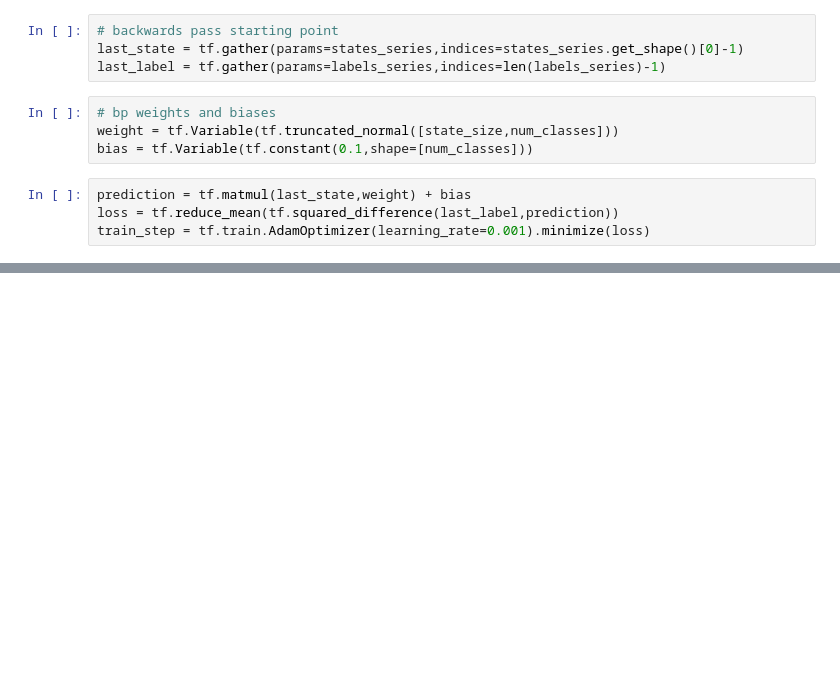
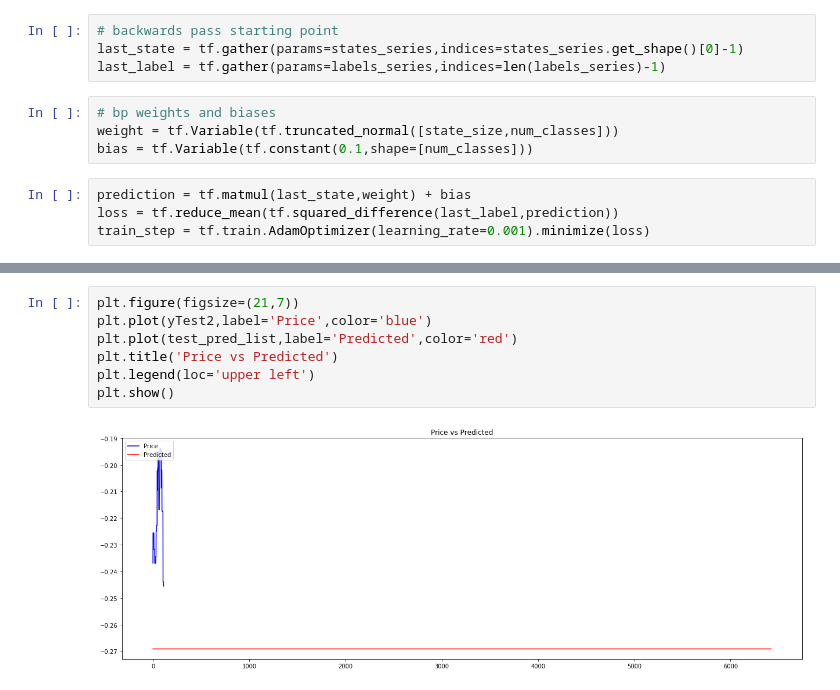
Before and after one commit to chasedavis/crypto-sentiment, a Jupyter notebook: neuralnetfix.ipynb, the cells around one changed output, grey strips where cells are left out. Drawn from its saved outputs; the diff is of its cells as text; blank space fills up the shorter version.

```diff
--- a/neuralnetfix.ipynb
+++ b/neuralnetfix.ipynb
@@ -303,0 +414,9 @@ plt.show()
+# %%
+plt.figure(figsize=(21,7))
+plt.plot(yTest2,label='Price',color='blue')
+plt.plot(test_pred_list,label='Predicted',color='red')
+plt.title('Price vs Predicted')
+plt.legend(loc='upper left')
+plt.show()
+# %% [output]
+[figure, added]
```
Also changed, not shown: parts of 7 cells of this notebook.
